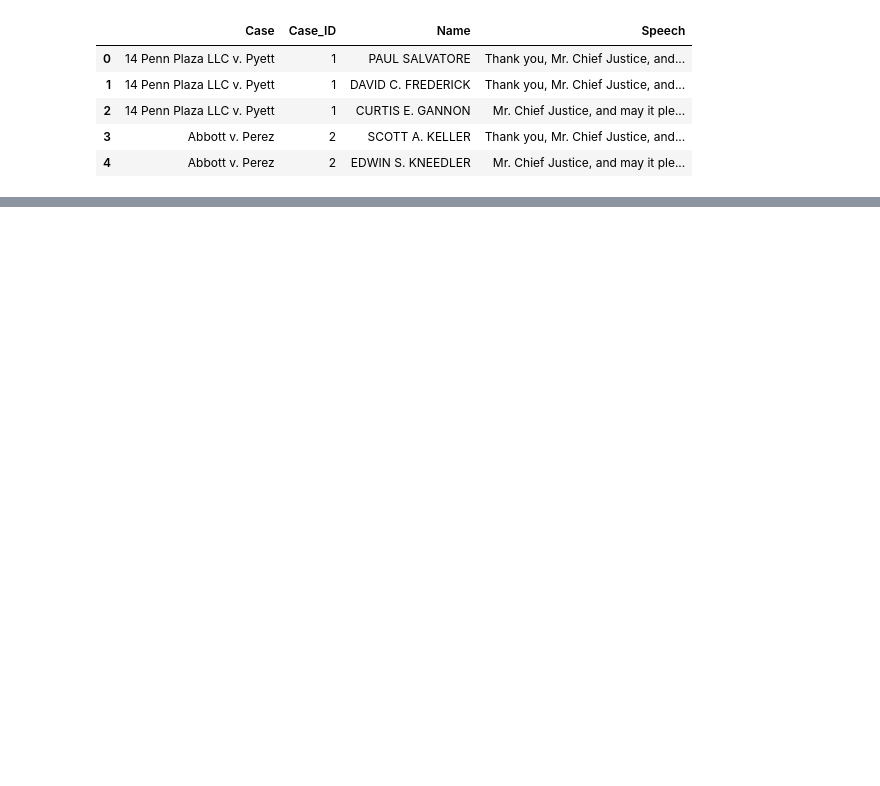
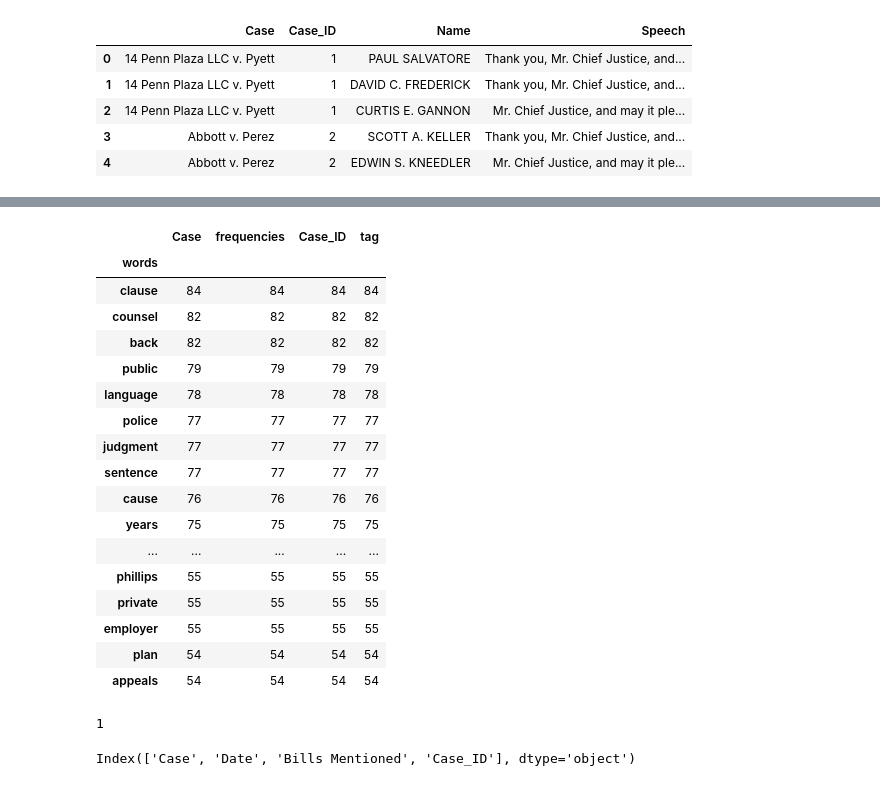
Before and after one commit to pratibha99/supreme-court-transcripts, a Jupyter notebook: DatabaseDesign1.ipynb, the cells around one changed output, grey strips where cells are left out. Cells and saved outputs as stored; diff of their text form; code cells hidden in the pictures; blank space fills up the shorter version.

```diff
--- a/DatabaseDesign1.ipynb
+++ b/DatabaseDesign1.ipynb
@@ -778,0 +839,21 @@ everyone_speech.head()
+# %%
+keywords.groupby('words').count().sort_values('frequencies',ascending = False)[100:150]
+# %% [output]
+|  | Case | frequencies | Case_ID | tag |
+| words |  |  |  |  |
+| clause | 84 | 84 | 84 | 84 |
+| counsel | 82 | 82 | 82 | 82 |
+| back | 82 | 82 | 82 | 82 |
+| public | 79 | 79 | 79 | 79 |
+| language | 78 | 78 | 78 | 78 |
+| police | 77 | 77 | 77 | 77 |
+| judgment | 77 | 77 | 77 | 77 |
+| sentence | 77 | 77 | 77 | 77 |
+| cause | 76 | 76 | 76 | 76 |
+| years | 75 | 75 | 75 | 75 |
+| ... | ... | ... | ... | ... |
+| phillips | 55 | 55 | 55 | 55 |
+| private | 55 | 55 | 55 | 55 |
+| employer | 55 | 55 | 55 | 55 |
+| plan | 54 | 54 | 54 | 54 |
+| appeals | 54 | 54 | 54 | 54 |
@@ -778,0 +862,8 @@ everyone_speech.head()
+# %%
+len(org['Bills Mentioned'][2])
+# %% [output]
+1
+# %%
+org.columns
+# %% [output]
+Index(['Case', 'Date', 'Bills Mentioned', 'Case_ID'], dtype='object')
```
Also changed, not shown: parts of 39 cells of this notebook, 4 other files.
